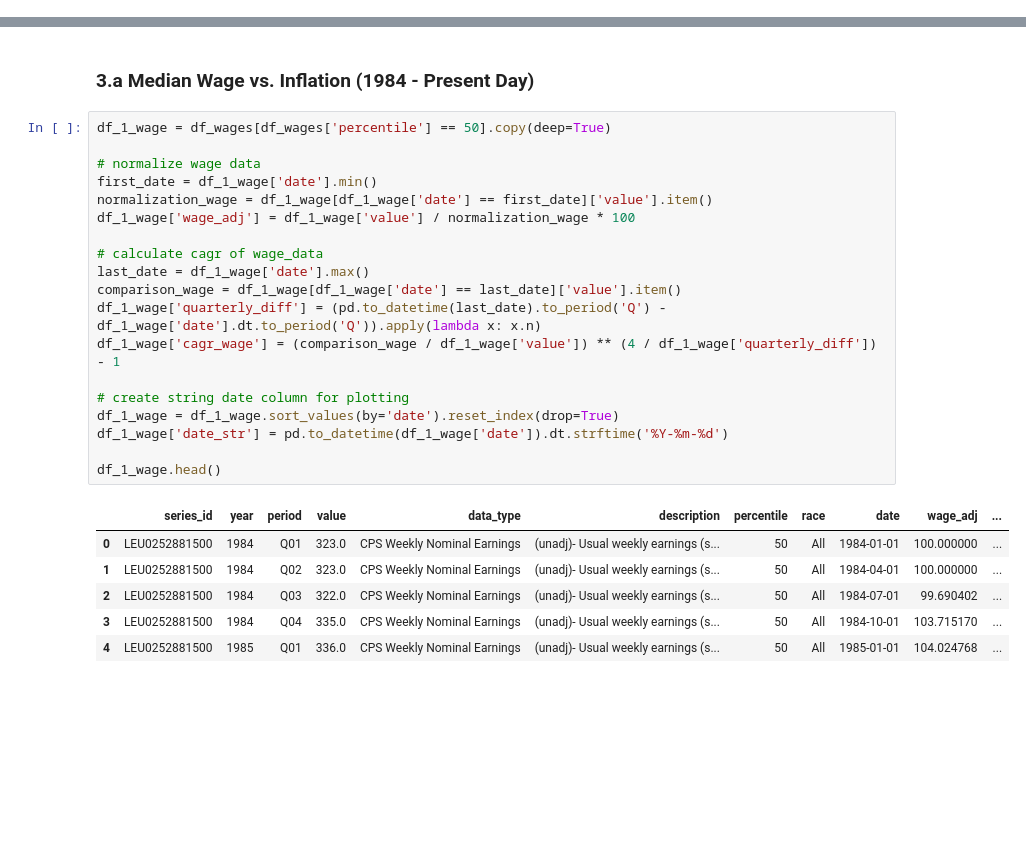
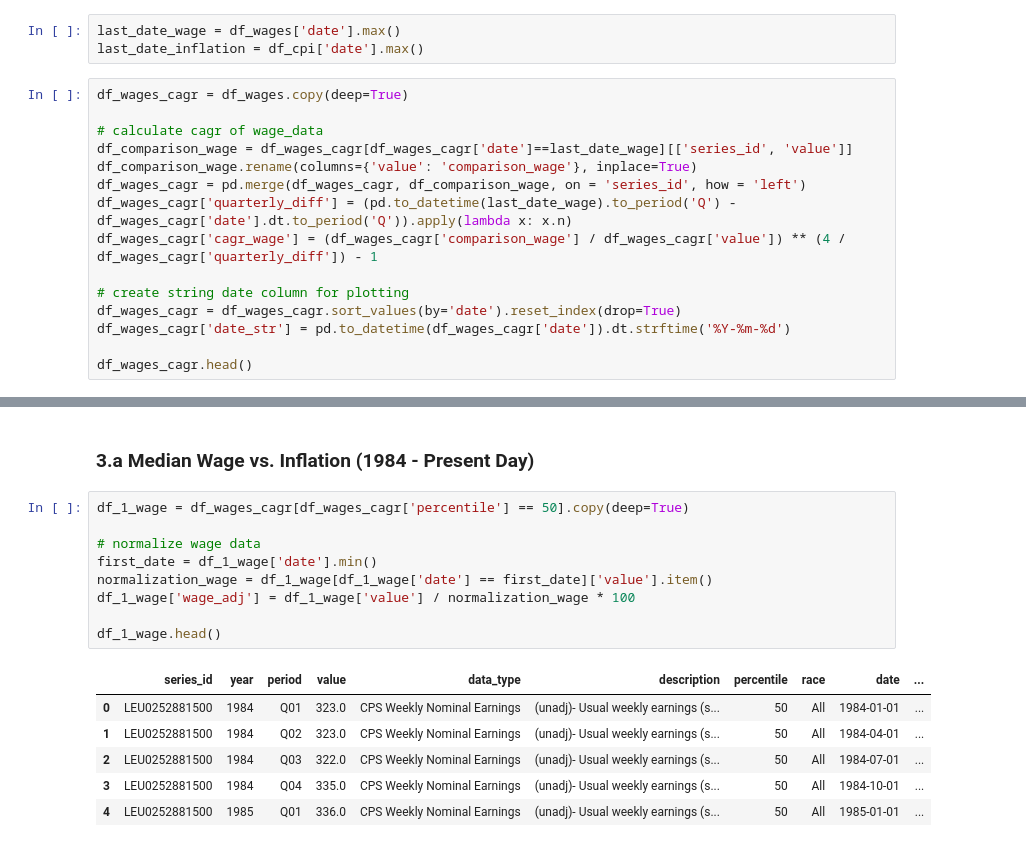
Before and after one commit to selfevidence/selfevidence.github.io, a Jupyter notebook: data/analysis/01_inflation_vs_wages_overall.ipynb, the cells around one changed output, grey strips where cells are left out. Drawn from its saved outputs; the diff is of its cells as text; blank space fills up the shorter version.

```diff
--- a/data/analysis/01_inflation_vs_wages_overall.ipynb
+++ b/data/analysis/01_inflation_vs_wages_overall.ipynb
@@ -129,3 +129,21 @@ df_wages.head()
 | 4 | LEU0252911200 | 2002 | Q04 | 298.0 | CPS Weekly Nominal Earnings | (unadj)- Usual weekly earnings (f... | 10 | All | 2002-10-01 |
 # %% [markdown]
 ## 3. Analyze Data
+# %%
+last_date_wage = df_wages['date'].max()
+last_date_inflation = df_cpi['date'].max()
+# %%
+df_wages_cagr = df_wages.copy(deep=True)
+
+# calculate cagr of wage_data
+df_comparison_wage = df_wages_cagr[df_wages_cagr['date']==last_date_wage][['series_id', 'value']]
+df_comparison_wage.rename(columns={'value': 'comparison_wage'}, inplace=True)
+df_wages_cagr = pd.merge(df_wages_cagr, df_comparison_wage, on = 'series_id', how = 'left')
+df_wages_cagr['quarterly_diff'] = (pd.to_datetime(last_date_wage).to_period('Q') - df_wages_cagr['date'].dt.to_period('Q')).apply(lambda x: x.n)
+df_wages_cagr['cagr_wage'] = (df_wages_cagr['comparison_wage'] / df_wages_cagr['value']) ** (4 / df_wages_cagr['quarterly_diff']) - 1
+
+# create string date column for plotting
+df_wages_cagr = df_wages_cagr.sort_values(by='date').reset_index(drop=True)
+df_wages_cagr['date_str'] = pd.to_datetime(df_wages_cagr['date']).dt.strftime('%Y-%m-%d')
+
+df_wages_cagr.head()
@@ -132,30 +180,20 @@ df_wages.head()
 # %% [markdown]
 ### 3.a Median Wage vs. Inflation (1984 - Present Day)
 # %%
-df_1_wage = df_wages[df_wages['percentile'] == 50].copy(deep=True)
+df_1_wage = df_wages_cagr[df_wages_cagr['percentile'] == 50].copy(deep=True)
 
 # normalize wage data
 first_date = df_1_wage['date'].min()
 normalization_wage = df_1_wage[df_1_wage['date'] == first_date]['value'].item()
 df_1_wage['wage_adj'] = df_1_wage['value'] / normalization_wage * 100
 
-# calculate cagr of wage_data
-last_date = df_1_wage['date'].max()
-comparison_wage = df_1_wage[df_1_wage['date'] == last_date]['value'].item()
-df_1_wage['quarterly_diff'] = (pd.to_datetime(last_date).to_period('Q') - df_1_wage['date'].dt.to_period('Q')).apply(lambda x: x.n)
-df_1_wage['cagr_wage'] = (comparison_wage / df_1_wage['value']) ** (4 / df_1_wage['quarterly_diff']) - 1
-
-# create string date column for plotting
-df_1_wage = df_1_wage.sort_values(by='date').reset_index(drop=True)
-df_1_wage['date_str'] = pd.to_datetime(df_1_wage['date']).dt.strftime('%Y-%m-%d')
-
 df_1_wage.head()
 # %% [output]
-|  | series_id | year | period | value | data_type | description | percentile | race | date | wage_adj | ... |
-| 0 | LEU0252881500 | 1984 | Q01 | 323.0 | CPS Weekly Nominal Earnings | (unadj)- Usual weekly earnings (s... | 50 | All | 1984-01-01 | 100.000000 | ... |
-| 1 | LEU0252881500 | 1984 | Q02 | 323.0 | CPS Weekly Nominal Earnings | (unadj)- Usual weekly earnings (s... | 50 | All | 1984-04-01 | 100.000000 | ... |
-| 2 | LEU0252881500 | 1984 | Q03 | 322.0 | CPS Weekly Nominal Earnings | (unadj)- Usual weekly earnings (s... | 50 | All | 1984-07-01 | 99.690402 | ... |
-| 3 | LEU0252881500 | 1984 | Q04 | 335.0 | CPS Weekly Nominal Earnings | (unadj)- Usual weekly earnings (s... | 50 | All | 1984-10-01 | 103.715170 | ... |
-| 4 | LEU0252881500 | 1985 | Q01 | 336.0 | CPS Weekly Nominal Earnings | (unadj)- Usual weekly earnings (s... | 50 | All | 1985-01-01 | 104.024768 | ... |
+|  | series_id | year | period | value | data_type | description | percentile | race | date | ... |
+| 0 | LEU0252881500 | 1984 | Q01 | 323.0 | CPS Weekly Nominal Earnings | (unadj)- Usual weekly earnings (s... | 50 | All | 1984-01-01 | ... |
+| 1 | LEU0252881500 | 1984 | Q02 | 323.0 | CPS Weekly Nominal Earnings | (unadj)- Usual weekly earnings (s... | 50 | All | 1984-04-01 | ... |
+| 2 | LEU0252881500 | 1984 | Q03 | 322.0 | CPS Weekly Nominal Earnings | (unadj)- Usual weekly earnings (s... | 50 | All | 1984-07-01 | ... |
+| 3 | LEU0252881500 | 1984 | Q04 | 335.0 | CPS Weekly Nominal Earnings | (unadj)- Usual weekly earnings (s... | 50 | All | 1984-10-01 | ... |
+| 4 | LEU0252881500 | 1985 | Q01 | 336.0 | CPS Weekly Nominal Earnings | (unadj)- Usual weekly earnings (s... | 50 | All | 1985-01-01 | ... |
 # %%
 # get baseline inflation per item
```
Also changed, not shown: parts of 9 cells of this notebook, 4 other files.
